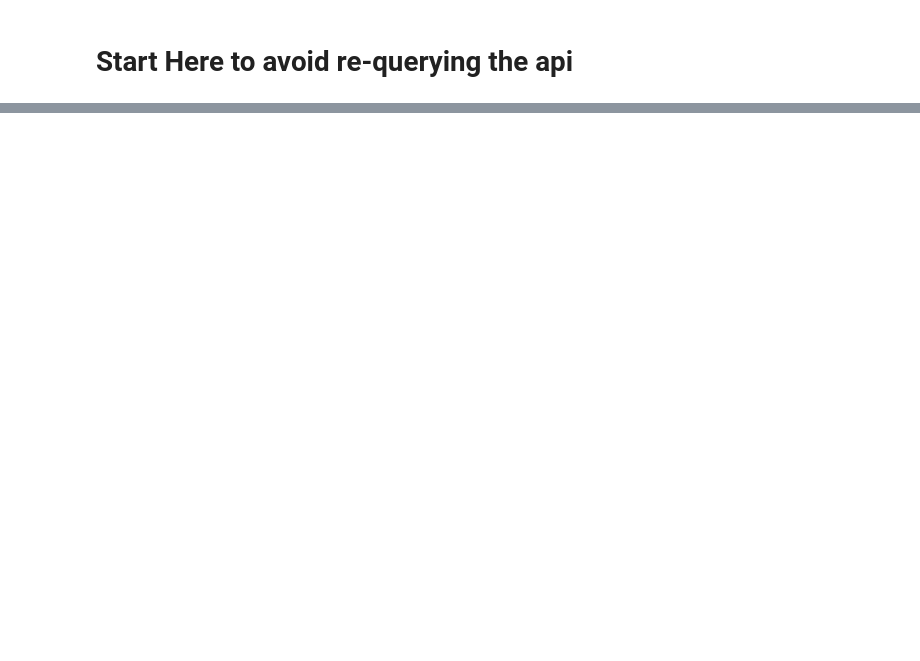
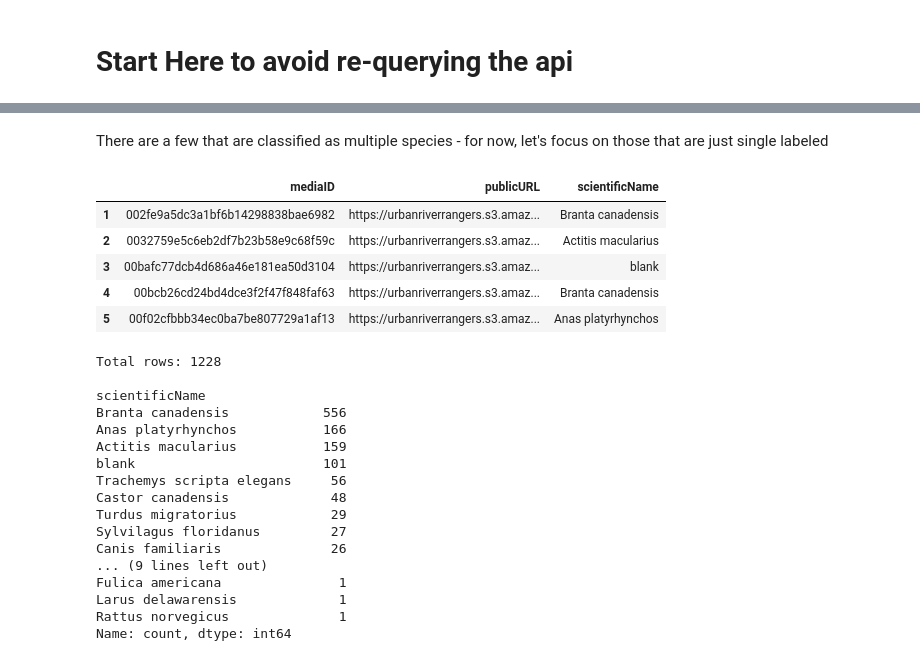
Before and after one commit to morescode-pm/kaggle-fastai, a Jupyter notebook: pull-observations-kaggle.ipynb, the cells around one changed output, grey strips where cells are left out. Saved outputs shown, nothing was run; the diff lists cells and outputs as text; code cells hidden in the pictures; blank space fills up the shorter version.

```diff
--- a/pull-observations-kaggle.ipynb
+++ b/pull-observations-kaggle.ipynb
@@ -144,2 +247,4 @@ print(df3_grouped['scientificName'].value_counts())
+# %% [markdown]
+There are a few that are classified as multiple species - for now, let's focus on those that are just single labeled
 # %%
 # Save the filtered df as a starting point for image requests
@@ -146,0 +252,34 @@ df3_grouped.to_csv("/kaggle/working/labeled_species_urls.csv")
+# %%
+# We're going to focus on single species labeled images and blanks for an attempt at training a simple classification model - a scientific name always has at least one space - so we'll filter one last time.
+df4 = df3_grouped[(~df3_grouped["scientificName"].str.contains(";")) & (df3_grouped["scientificName"].str.contains(" ")) | (df3_grouped["scientificName"] == 'blank')]
+
+# Show the results
+with pd.option_context('display.width', 0, 'display.max_colwidth', None):
+    display(df4.head())
+
+print(f'Total rows: {len(df4)}\n')
+print(df4['scientificName'].value_counts())
+# %% [output]
+|  | mediaID | publicURL | scientificName |
+| 1 | 002fe9a5dc3a1bf6b14298838bae6982 | https://urbanriverrangers.s3.amaz... | Branta canadensis |
+| 2 | 0032759e5c6eb2df7b23b58e9c68f59c | https://urbanriverrangers.s3.amaz... | Actitis macularius |
+| 3 | 00bafc77dcb4d686a46e181ea50d3104 | https://urbanriverrangers.s3.amaz... | blank |
+| 4 | 00bcb26cd24bd4dce3f2f47f848faf63 | https://urbanriverrangers.s3.amaz... | Branta canadensis |
+| 5 | 00f02cfbbb34ec0ba7be807729a1af13 | https://urbanriverrangers.s3.amaz... | Anas platyrhynchos |
+Total rows: 1228
+
+scientificName
+Branta canadensis            556
+Anas platyrhynchos           166
+Actitis macularius           159
+blank                        101
+Trachemys scripta elegans     56
+Castor canadensis             48
+Turdus migratorius            29
+Sylvilagus floridanus         27
+Canis familiaris              26
+... (9 lines left out)
+Fulica americana               1
+Larus delawarensis             1
+Rattus norvegicus              1
+Name: count, dtype: int64
```
Also changed, not shown: parts of 13 cells of this notebook.
